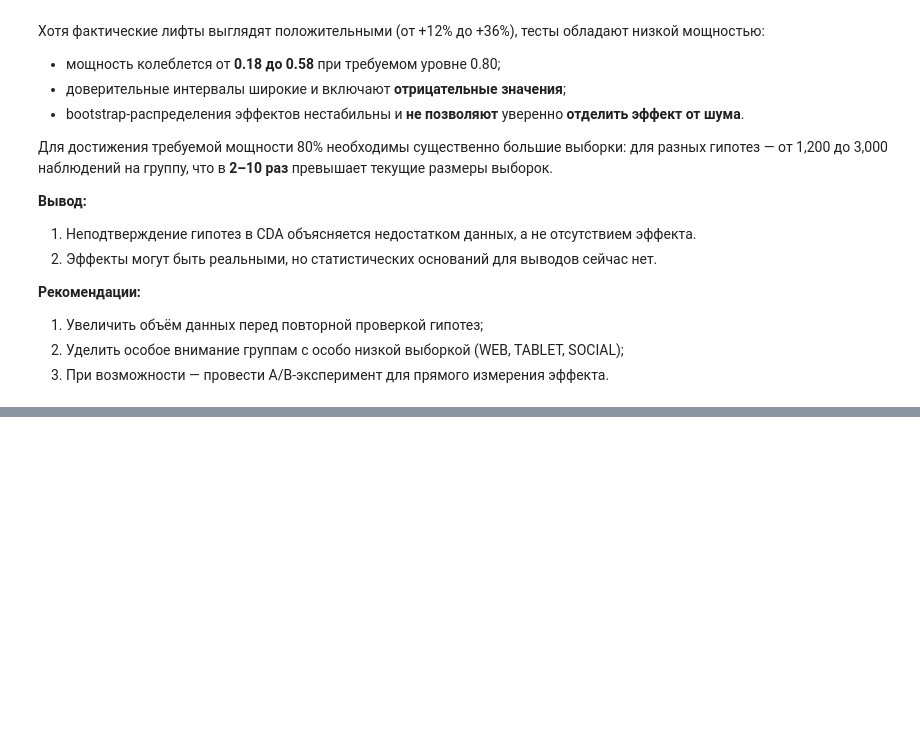
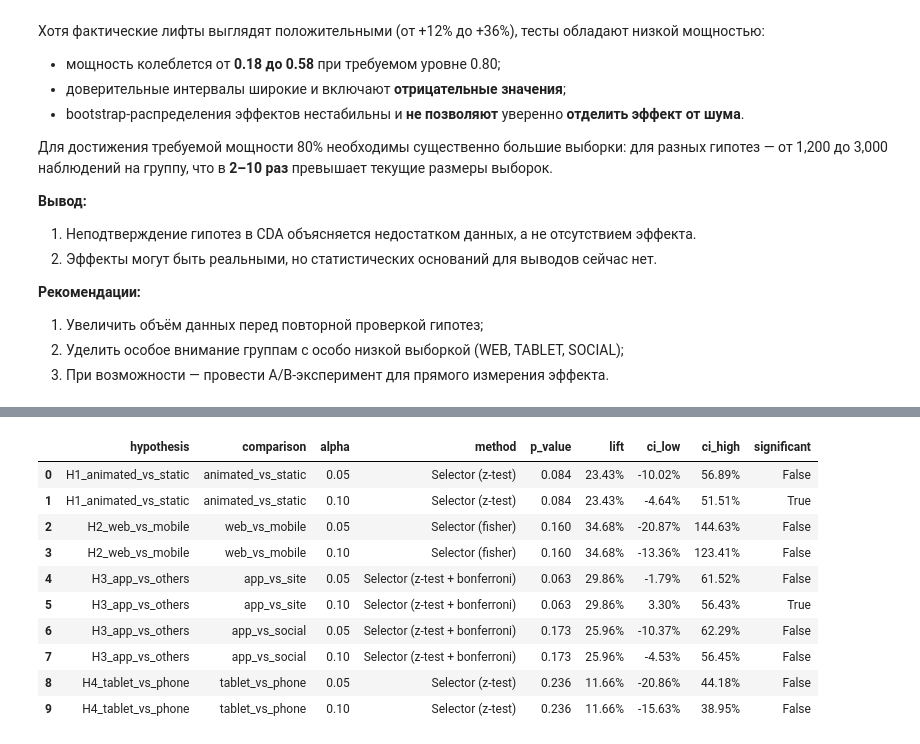
Before and after one commit to ithelga/beeline-banner-ab-test, a Jupyter notebook: notebooks/Team1_HW5_CDA_i2.ipynb, the cells around one changed output, grey strips where cells are left out. Saved outputs shown, nothing was run; the diff lists cells and outputs as text; code cells hidden in the pictures; blank space fills up the shorter version.

```diff
--- a/notebooks/Team1_HW5_CDA_i2.ipynb
+++ b/notebooks/Team1_HW5_CDA_i2.ipynb
@@ -933,0 +1113,14 @@ Bootstrap лифт:
+# %%
+style_results(df_summary)
+# %% [output]
+|  | hypothesis | comparison | alpha | method | p_value | lift | ci_low | ci_high | significant |
+| 0 | H1_animated_vs_static | animated_vs_static | 0.05 | Selector (z-test) | 0.084 | 23.43% | -10.02% | 56.89% | False |
+| 1 | H1_animated_vs_static | animated_vs_static | 0.10 | Selector (z-test) | 0.084 | 23.43% | -4.64% | 51.51% | True |
+| 2 | H2_web_vs_mobile | web_vs_mobile | 0.05 | Selector (fisher) | 0.160 | 34.68% | -20.87% | 144.63% | False |
+| 3 | H2_web_vs_mobile | web_vs_mobile | 0.10 | Selector (fisher) | 0.160 | 34.68% | -13.36% | 123.41% | False |
+| 4 | H3_app_vs_others | app_vs_site | 0.05 | Selector (z-test + bonferroni) | 0.063 | 29.86% | -1.79% | 61.52% | False |
+| 5 | H3_app_vs_others | app_vs_site | 0.10 | Selector (z-test + bonferroni) | 0.063 | 29.86% | 3.30% | 56.43% | True |
+| 6 | H3_app_vs_others | app_vs_social | 0.05 | Selector (z-test + bonferroni) | 0.173 | 25.96% | -10.37% | 62.29% | False |
+| 7 | H3_app_vs_others | app_vs_social | 0.10 | Selector (z-test + bonferroni) | 0.173 | 25.96% | -4.53% | 56.45% | False |
+| 8 | H4_tablet_vs_phone | tablet_vs_phone | 0.05 | Selector (z-test) | 0.236 | 11.66% | -20.86% | 44.18% | False |
+| 9 | H4_tablet_vs_phone | tablet_vs_phone | 0.10 | Selector (z-test) | 0.236 | 11.66% | -15.63% | 38.95% | False |
```
Also changed, not shown: parts of 17 cells of this notebook.
